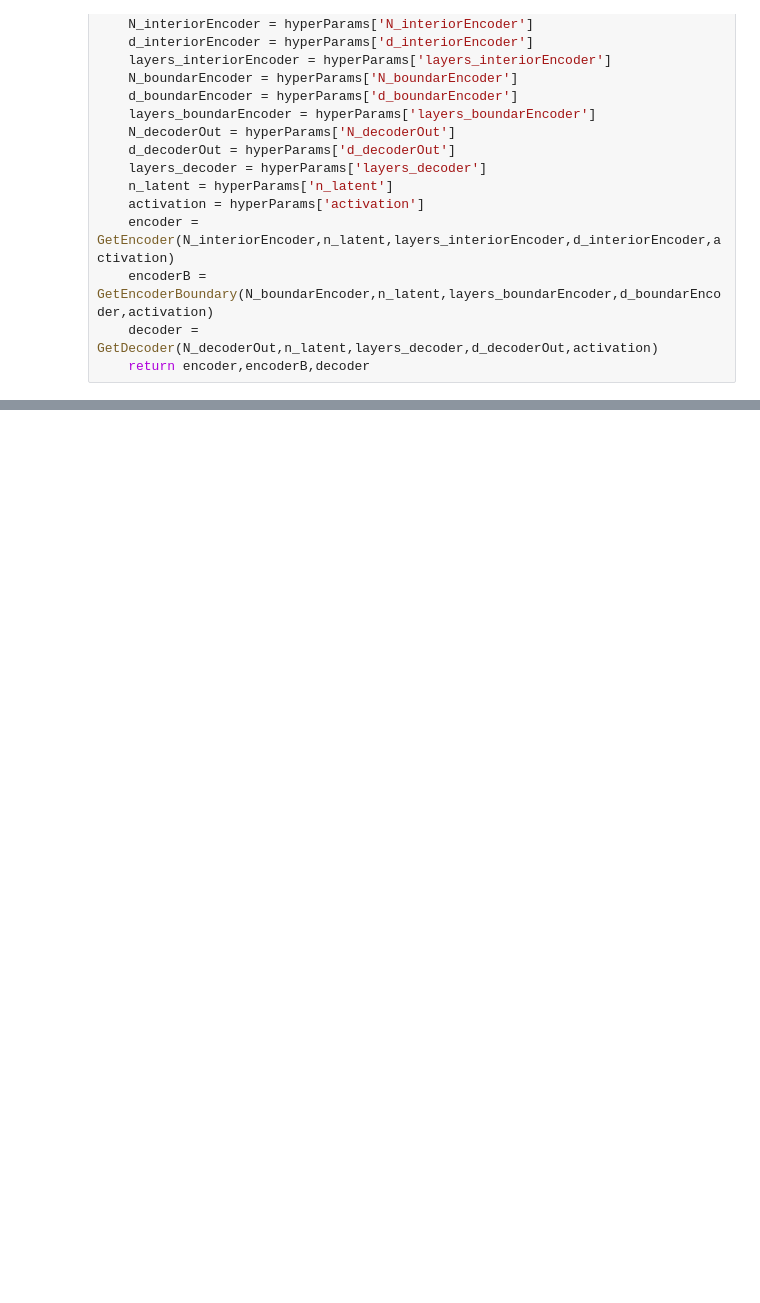
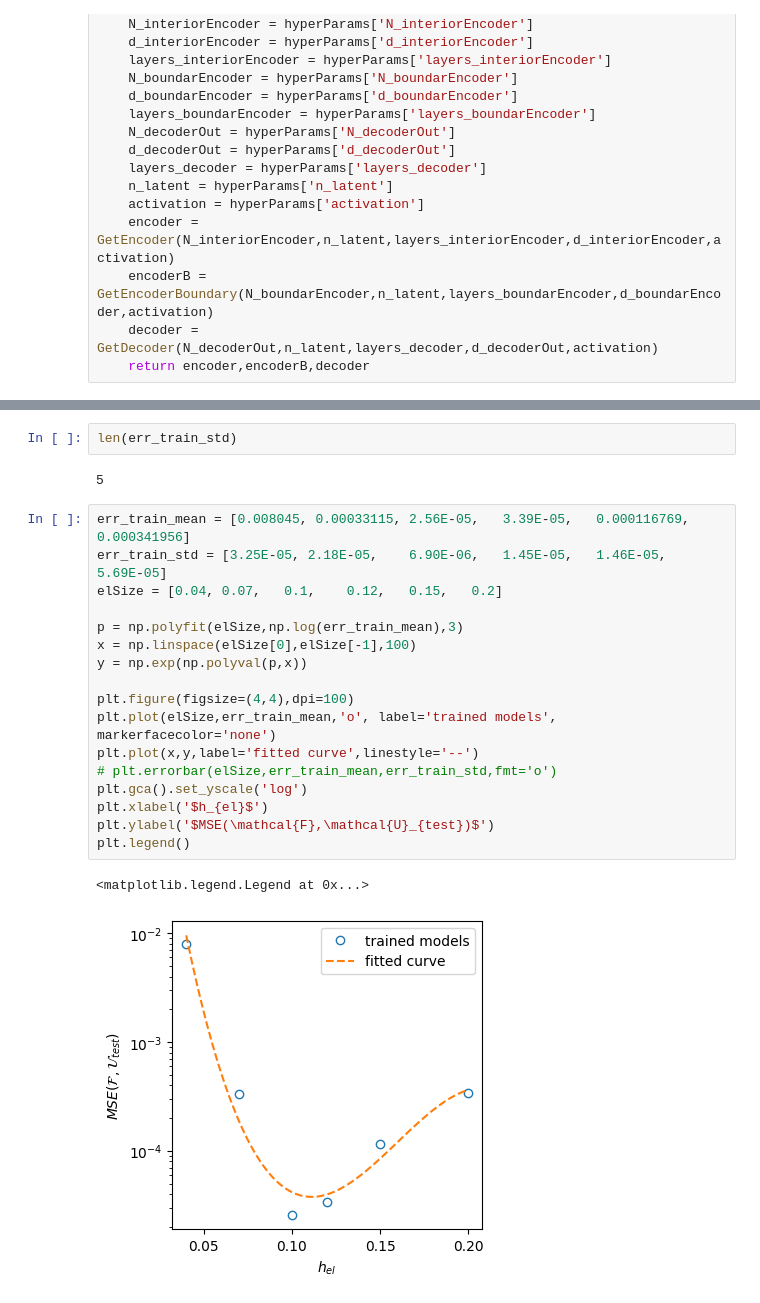
Before and after one commit to jh6220/SINNs-FEM, a Jupyter notebook: SINNs_FEM_implementation.ipynb, the cells around one changed output, grey strips where cells are left out. Drawn from its saved outputs; the diff is of its cells as text; blank space fills up the shorter version.

```diff
--- a/SINNs_FEM_implementation.ipynb
+++ b/SINNs_FEM_implementation.ipynb
@@ -975,0 +1037,24 @@ Line #      Hits         Time  Per Hit   % Time  Line Contents
+# %%
+len(err_train_std)
+# %% [output]
+5
+# %%
+err_train_mean = [0.008045, 0.00033115,	2.56E-05,	3.39E-05,	0.000116769,	0.000341956]
+err_train_std = [3.25E-05, 2.18E-05,	6.90E-06,	1.45E-05,	1.46E-05,	5.69E-05]
+elSize = [0.04,	0.07,	0.1,	0.12,	0.15,	0.2]
+
+p = np.polyfit(elSize,np.log(err_train_mean),3)
+x = np.linspace(elSize[0],elSize[-1],100)
+y = np.exp(np.polyval(p,x))
+
+plt.figure(figsize=(4,4),dpi=100)
+plt.plot(elSize,err_train_mean,'o', label='trained models', markerfacecolor='none')
+plt.plot(x,y,label='fitted curve',linestyle='--')
+# plt.errorbar(elSize,err_train_mean,err_train_std,fmt='o')
+plt.gca().set_yscale('log')
+plt.xlabel('$h_{el}$')
+plt.ylabel('$MSE(\mathcal{F},\mathcal{U}_{test})$')
+plt.legend()
+# %% [output]
+<matplotlib.legend.Legend at 0x...>
+[figure, added]
```
Also changed, not shown: parts of 14 cells of this notebook, 23 other files.
